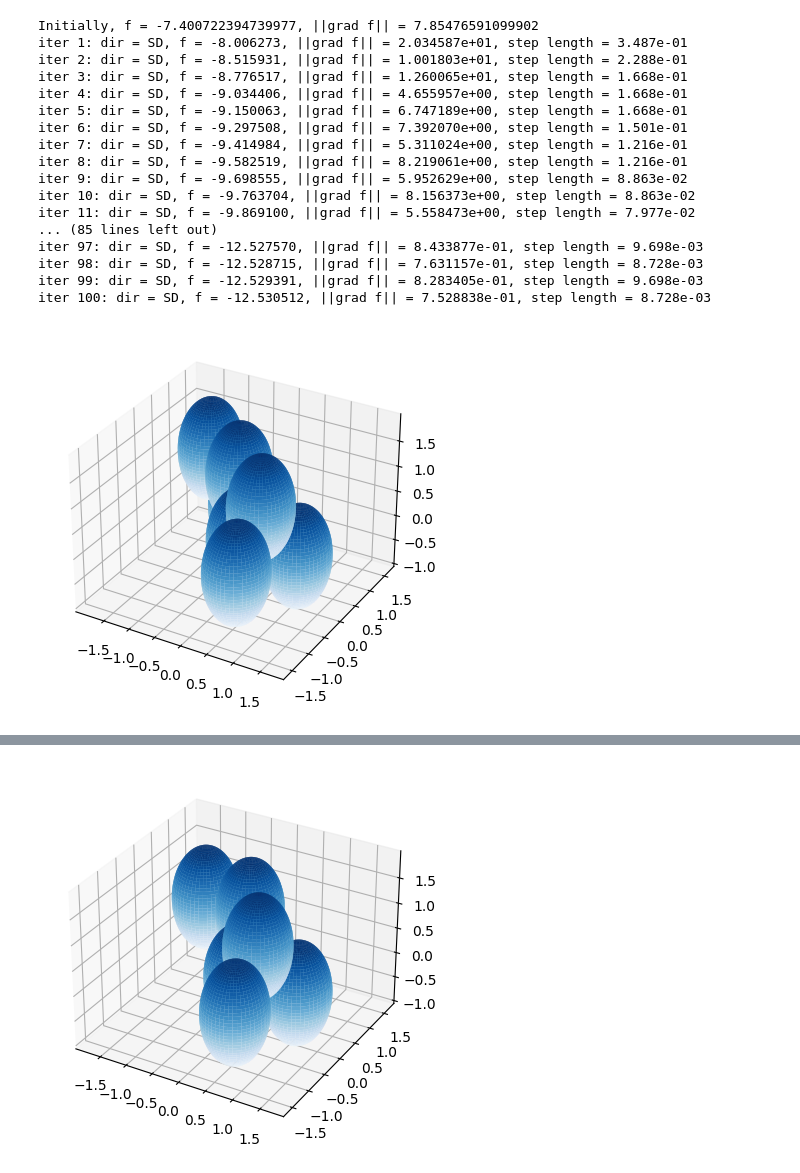
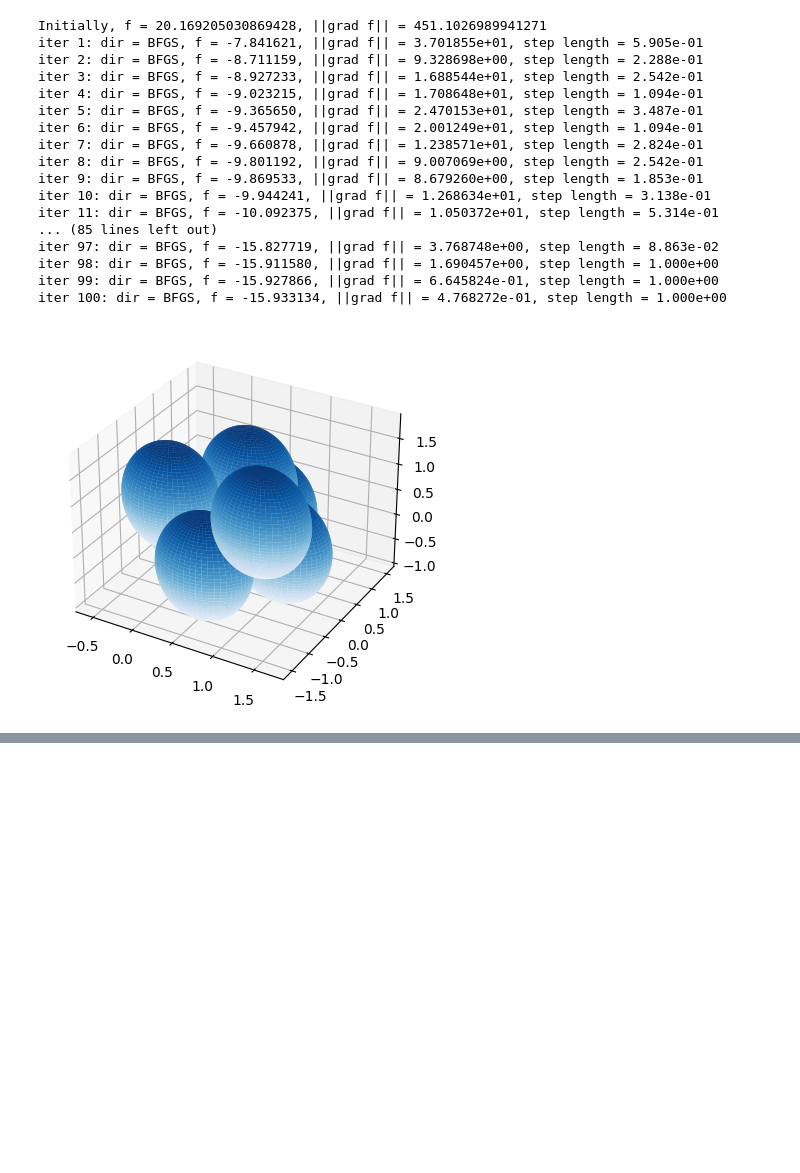
Before and after one commit to elijahkin/amsc660, a Jupyter notebook: hw10/LJ_line_search.ipynb, the cells around one changed output, grey strips where cells are left out. Cells and saved outputs as stored; diff of their text form; code cells hidden in the pictures; blank space fills up the shorter version.

```diff
--- a/hw10/LJ_line_search.ipynb
+++ b/hw10/LJ_line_search.ipynb
@@ -44,7 +44,8 @@ LJpot =  -7.400722394739977
 # choose algorithm
 # direction = 0: steepest descent
 # direction = 1: Newton
-direction = 1
+# direction = 2: BFGS
+direction = 2
 
 f = LJpot(x)
 g = LJgrad(x)
@@ -76,53 +77,67 @@ while (norm_g > tol and iter < iter_max):
         else: # use the steepest descent direction
             p = -g
             dir = 'SD'
+    elif (direction == 2): # BFGS
+        m = 20
+
+        # reset B to the identity every mth iteration
+        if (iter % m == 1):
+            B = np.eye(len(x))
+        else:
+            s = x - x_old
+            y = g - g_old
+            B = B - (B @ np.outer(s, s) @ B) / np.inner(s, B @ s) + np.outer(y, y) / np.inner(y, s)
+        x_old = x
+        g_old = g
+        p = np.linalg.solve(B, -g)
+        dir = 'BFGS'
     else:
         print('direction is out of range')
         break
     # normalize the search direction if its length greater than 1
     norm_p = np.linalg.norm(p)
-    if(norm_p > 1):
+    if (norm_p > 1):
         p = p / norm_p
     # do backtracking line search along the direction p
     a = 1 # initial step length
     f_temp = LJpot(x + a * p)
     cpg = c * np.dot(p, g)
     while(f_temp > f + a * cpg): # check Wolfe's condition 1
         a = a * rho
-        if(a < 1e-14):
+        if (a < 1e-14):
             print('line search failed\n')
             iter = iter_max - 1
             break
         f_temp = LJpot(x + a * p)
     x = x + a * p
     f = LJpot(x)
     g = LJgrad(x)
     norm_g = np.linalg.norm(g)
     print(f'iter {iter}: dir = {dir}, f = {f:.6f}, ||grad f|| = {norm_g:.6e}, step length = {a:.3e}')
-    if( iter%100 == 0 ):
+    if (iter % 100 == 0):
         # restore all coordinates
         xyz = LJvector2array(x)
         drawconf(xyz, 0.5 * rstar)
     fvals[iter] = f
     ngvals[iter] = norm_g
     iter = iter + 1
 print(f'Result: f = {f:.10f}, ||grad f|| = {norm_g:.6e}')
 # %% [output]
-Initially, f = -7.400722394739977, ||grad f|| = 7.85476591099902
-iter 1: dir = SD, f = -8.006273, ||grad f|| = 2.034587e+01, step length = 3.487e-01
-iter 2: dir = SD, f = -8.515931, ||grad f|| = 1.001803e+01, step length = 2.288e-01
-iter 3: dir = SD, f = -8.776517, ||grad f|| = 1.260065e+01, step length = 1.668e-01
-iter 4: dir = SD, f = -9.034406, ||grad f|| = 4.655957e+00, step length = 1.668e-01
-iter 5: dir = SD, f = -9.150063, ||grad f|| = 6.747189e+00, step length = 1.668e-01
-iter 6: dir = SD, f = -9.297508, ||grad f|| = 7.392070e+00, step length = 1.501e-01
-iter 7: dir = SD, f = -9.414984, ||grad f|| = 5.311024e+00, step length = 1.216e-01
-iter 8: dir = SD, f = -9.582519, ||grad f|| = 8.219061e+00, step length = 1.216e-01
-iter 9: dir = SD, f = -9.698555, ||grad f|| = 5.952629e+00, step length = 8.863e-02
-iter 10: dir = SD, f = -9.763704, ||grad f|| = 8.156373e+00, step length = 8.863e-02
-iter 11: dir = SD, f = -9.869100, ||grad f|| = 5.558473e+00, step length = 7.977e-02
+Initially, f = 20.169205030869428, ||grad f|| = 451.1026989941271
+iter 1: dir = BFGS, f = -7.841621, ||grad f|| = 3.701855e+01, step length = 5.905e-01
+iter 2: dir = BFGS, f = -8.711159, ||grad f|| = 9.328698e+00, step length = 2.288e-01
+iter 3: dir = BFGS, f = -8.927233, ||grad f|| = 1.688544e+01, step length = 2.542e-01
+iter 4: dir = BFGS, f = -9.023215, ||grad f|| = 1.708648e+01, step length = 1.094e-01
+iter 5: dir = BFGS, f = -9.365650, ||grad f|| = 2.470153e+01, step length = 3.487e-01
+iter 6: dir = BFGS, f = -9.457942, ||grad f|| = 2.001249e+01, step length = 1.094e-01
+iter 7: dir = BFGS, f = -9.660878, ||grad f|| = 1.238571e+01, step length = 2.824e-01
+iter 8: dir = BFGS, f = -9.801192, ||grad f|| = 9.007069e+00, step length = 2.542e-01
+iter 9: dir = BFGS, f = -9.869533, ||grad f|| = 8.679260e+00, step length = 1.853e-01
+iter 10: dir = BFGS, f = -9.944241, ||grad f|| = 1.268634e+01, step length = 3.138e-01
+iter 11: dir = BFGS, f = -10.092375, ||grad f|| = 1.050372e+01, step length = 5.314e-01
 ... (85 lines left out)
-iter 97: dir = SD, f = -12.527570, ||grad f|| = 8.433877e-01, step length = 9.698e-03
-iter 98: dir = SD, f = -12.528715, ||grad f|| = 7.631157e-01, step length = 8.728e-03
-iter 99: dir = SD, f = -12.529391, ||grad f|| = 8.283405e-01, step length = 9.698e-03
-iter 100: dir = SD, f = -12.530512, ||grad f|| = 7.528838e-01, step length = 8.728e-03
+iter 97: dir = BFGS, f = -15.827719, ||grad f|| = 3.768748e+00, step length = 8.863e-02
+iter 98: dir = BFGS, f = -15.911580, ||grad f|| = 1.690457e+00, step length = 1.000e+00
+iter 99: dir = BFGS, f = -15.927866, ||grad f|| = 6.645824e-01, step length = 1.000e+00
+iter 100: dir = BFGS, f = -15.933134, ||grad f|| = 4.768272e-01, step length = 1.000e+00
-[figure, old version]
+[figure, new version]
@@ -146 +160,0 @@ iter 200: dir = SD, f = -12.728934, ||grad f|| = 2.128460e+00, step length = 1.8
-[figure, removed]
```
Also changed, not shown: parts of 6 cells of this notebook, 1 other file.
